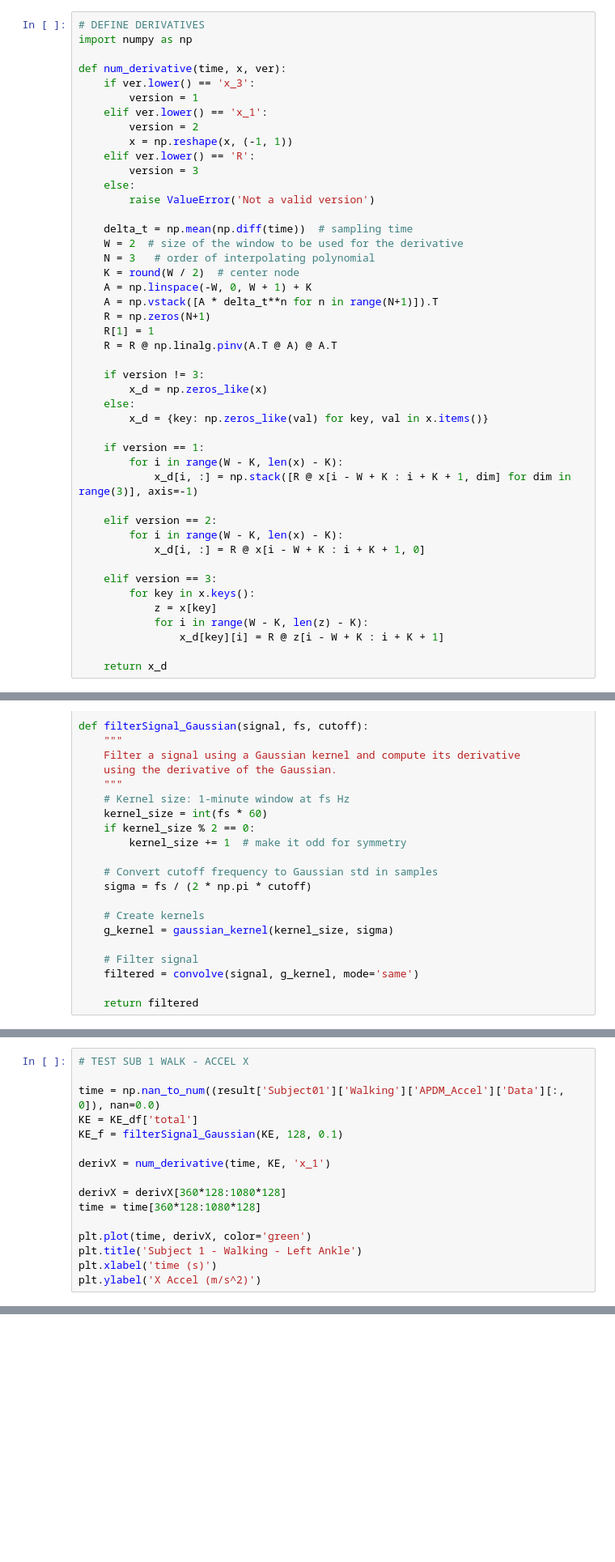
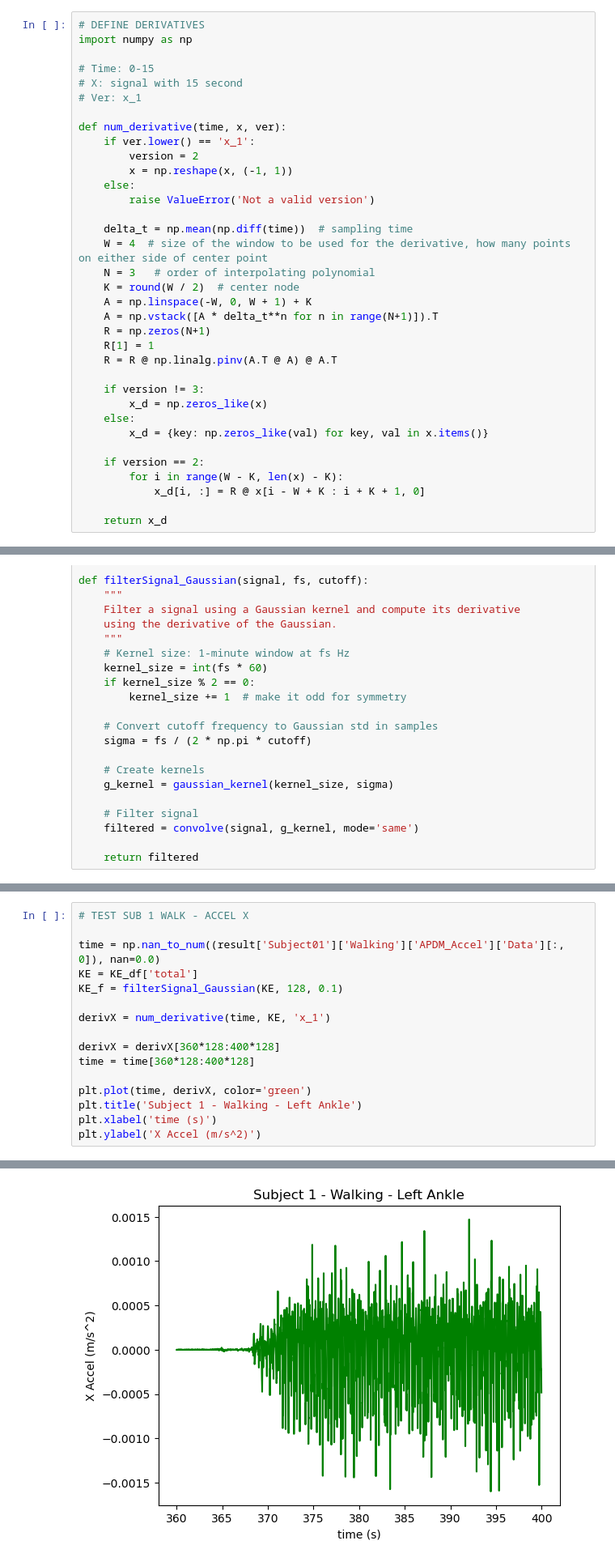
Before and after one commit to katiembutler/MetabolicCost, a Jupyter notebook: SignalDerivatives.ipynb, the cells around one changed output, grey strips where cells are left out. Shown at 81% size. Saved outputs shown, nothing was run; the diff lists cells and outputs as text; blank space fills up the shorter version.

Commit message:
15 second data collections, 15 second machine learning regression algorithm

```diff
--- a/SignalDerivatives.ipynb
+++ b/SignalDerivatives.ipynb
@@ -6,19 +6,19 @@
 # DEFINE DERIVATIVES
 import numpy as np
 
+# Time: 0-15
+# X: signal with 15 second
+# Ver: x_1
+
 def num_derivative(time, x, ver):
-    if ver.lower() == 'x_3':
-        version = 1
-    elif ver.lower() == 'x_1':
+    if ver.lower() == 'x_1':
         version = 2
         x = np.reshape(x, (-1, 1))
-    elif ver.lower() == 'R':
-        version = 3
     else:
         raise ValueError('Not a valid version')
 
     delta_t = np.mean(np.diff(time))  # sampling time
-    W = 2  # size of the window to be used for the derivative
+    W = 4  # size of the window to be used for the derivative, how many points on either side of center point
     N = 3   # order of interpolating polynomial
     K = round(W / 2)  # center node
     A = np.linspace(-W, 0, W + 1) + K
@@ -32,20 +32,10 @@ def num_derivative(time, x, ver):
     else:
         x_d = {key: np.zeros_like(val) for key, val in x.items()}
 
-    if version == 1:
-        for i in range(W - K, len(x) - K):
-            x_d[i, :] = np.stack([R @ x[i - W + K : i + K + 1, dim] for dim in range(3)], axis=-1)
-
-    elif version == 2:
+    if version == 2:
         for i in range(W - K, len(x) - K):
             x_d[i, :] = R @ x[i - W + K : i + K + 1, 0]
 
-    elif version == 3:
-        for key in x.keys():
-            z = x[key]
-            for i in range(W - K, len(z) - K):
-                x_d[key][i] = R @ z[i - W + K : i + K + 1]
-
     return x_d
 # %%
 import numpy as np
@@ -102,10 +95,11 @@ KE_f = filterSignal_Gaussian(KE, 128, 0.1)
 
 derivX = num_derivative(time, KE, 'x_1')
 
-derivX = derivX[360*128:1080*128]
-time = time[360*128:1080*128]
+derivX = derivX[360*128:400*128]
+time = time[360*128:400*128]
 
 plt.plot(time, derivX, color='green')
 plt.title('Subject 1 - Walking - Left Ankle')
 plt.xlabel('time (s)')
 plt.ylabel('X Accel (m/s^2)')
+# %% [output]
@@ -111,0 +107 @@ plt.ylabel('X Accel (m/s^2)')
+[figure, added]
```
Also changed, not shown: parts of 3 cells of this notebook, 4 other files.
